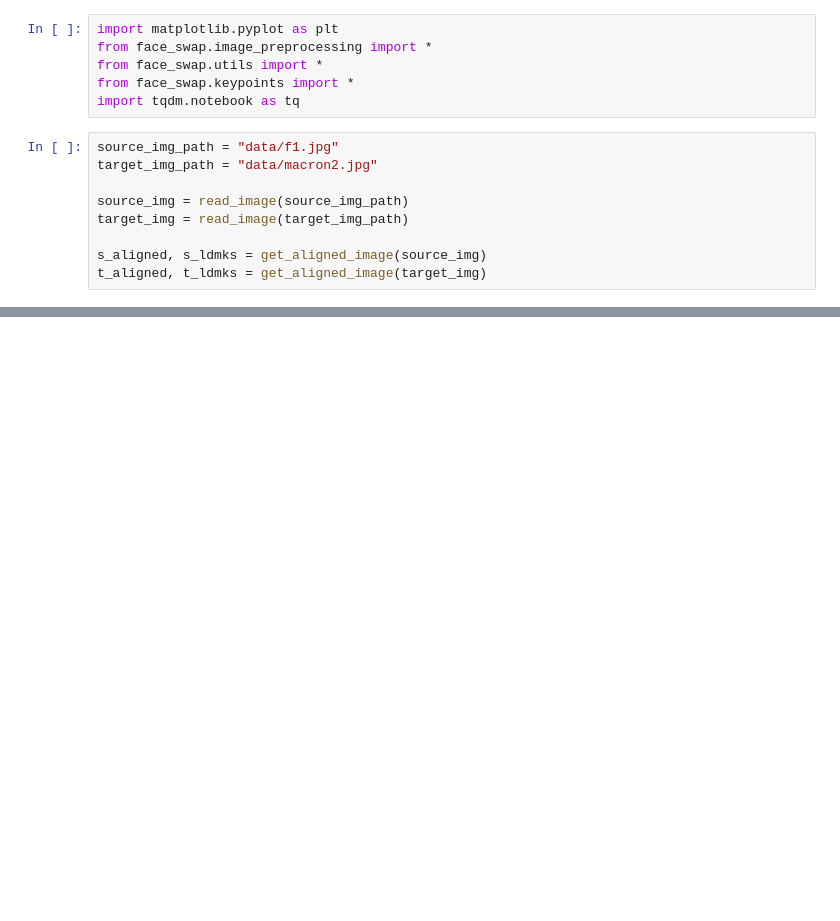
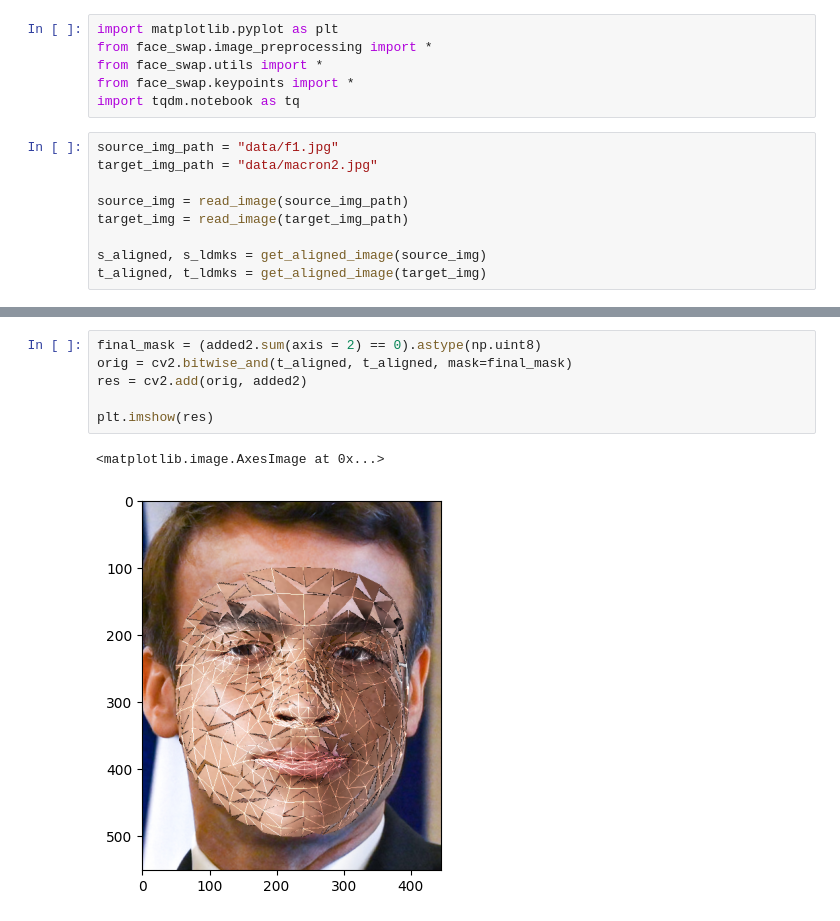
Before and after one commit to svspirivm/face-swap, a Jupyter notebook: all_triangles.ipynb, the cells around one changed output, grey strips where cells are left out. Cells and saved outputs as stored; diff of their text form; blank space fills up the shorter version.

```diff
--- a/all_triangles.ipynb
+++ b/all_triangles.ipynb
@@ -69,0 +90,9 @@ plt.imshow(added)
+# %%
+final_mask = (added2.sum(axis = 2) == 0).astype(np.uint8)
+orig = cv2.bitwise_and(t_aligned, t_aligned, mask=final_mask)
+res = cv2.add(orig, added2)
+
+plt.imshow(res)
+# %% [output]
+<matplotlib.image.AxesImage at 0x...>
+[figure, added]
```
Also changed, not shown: parts of 7 cells of this notebook.
